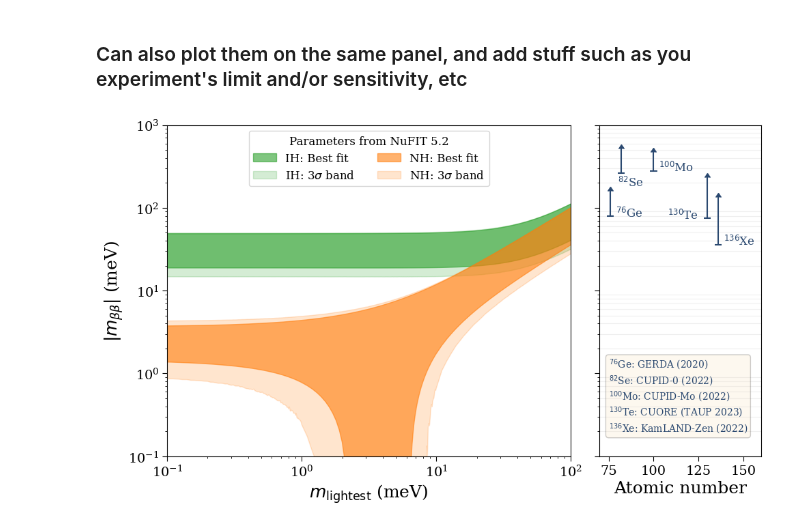
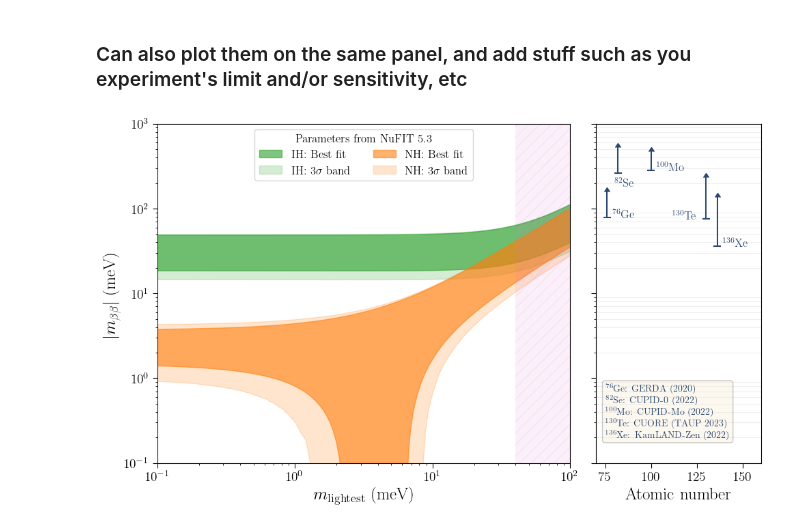
Before and after one commit to toej93/LobsterPlot, a Jupyter notebook: lobsterPlot.ipynb, the cells around one changed output. Cells and saved outputs as stored; diff of their text form; code cells hidden in the pictures.

Commit message:
Added cosmological limit feature.

```diff
--- a/lobsterPlot.ipynb
+++ b/lobsterPlot.ipynb
@@ -200,6 +201,10 @@ massCont.set_xlim(xMin, xMax)
 #addSensitivity(massCont, 60, 200, xMin, color = "teal", experiment_name="Experiment \n limit")
 #addSensitivity(massCont, 10, 25, xMin, experiment_name="Experiment \n sensitivity", color = "purple")
 
+## Uncomment to add ml cosmological limit.
+
+addCosmologicalLimit(massCont, 40, xMax, color='orchid')
+
 ###
 # Now plotting on the right panel
 ###
@@ -212,32 +217,33 @@ if (limitpanel):
         massCont.set_ylim(xMin, xMax)
 
 ##
 # Add legend
 ##
 
 bestfitNH = mpatches.Patch(color="C1", alpha=0.6)
 threeSNH = mpatches.Patch(color='C1', alpha=0.2)
 
 bestfitIH = mpatches.Patch(color="C2", alpha=0.6)
 threeSIH = mpatches.Patch(color='C2', alpha=0.2)
 
 massCont.legend([bestfitIH, threeSIH, bestfitNH, threeSNH],
                 ['IH: Best fit', r'IH: 3$\sigma$ band', 'NH: Best fit', r'NH: 3$\sigma$ band'],
-                title='Parameters from NuFIT 5.2', fontsize = 12, ncol = 2, loc = "upper center", fancybox = True)
+                title='Parameters from NuFIT 5.3', fontsize = 12, ncol = 2, loc = "upper center", fancybox = True)
 
 ####
 # Add information about isotope imits #
 ###
 if(limitpanel):
     isotope_Limit = "$^{76}$Ge: GERDA (2020) \n$^{82}$Se: CUPID-0 (2022) \n$^{100}$Mo: CUPID-Mo (2022)\n$^{130}$Te: CUORE (TAUP 2023) \n$^{136}$Xe: KamLAND-Zen (2022)"
     props = dict(boxstyle='round', facecolor='wheat', alpha=0.2)
     A.text(75, 2E-1, isotope_Limit, color = '#2B4970', fontsize=10, bbox = props)
 else:
     plt.ylim(1e-1,1e3);
 
 
 plt.tight_layout()
 plt.savefig("Lobster_plot_NuFIT_5-2.pdf")
+plt.show()
 # plt.savefig("./Lobster_example.png", dpi = 200)
 # %% [output]
-[figure, old version]
+[figure, new version]
```
Also changed, not shown: parts of 3 cells of this notebook, 2 other files.
